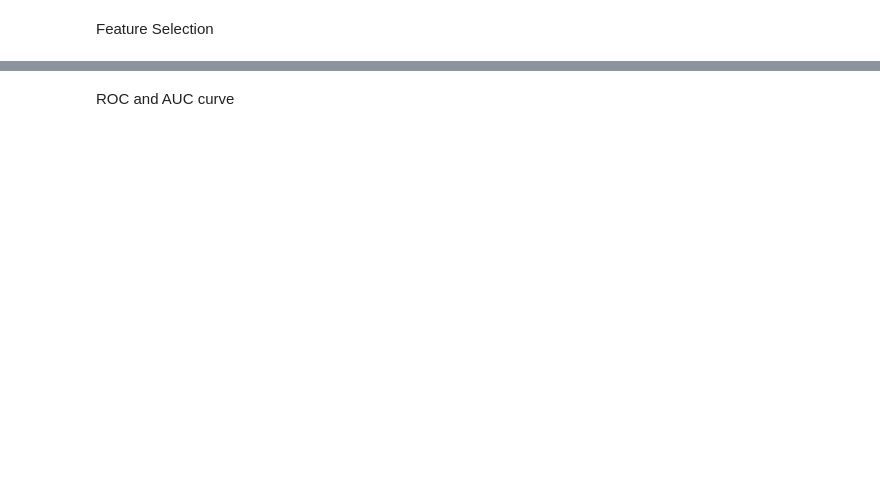
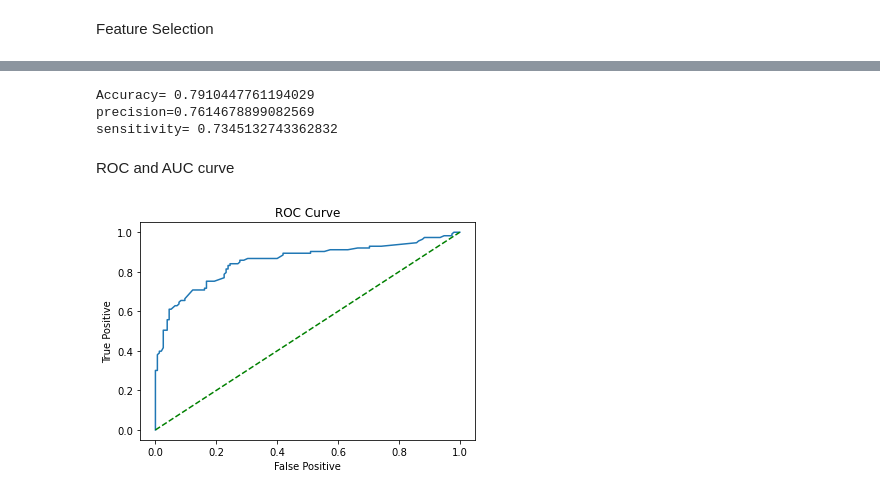
Before and after one commit to RaniaRez/Logistic-Regression, a Jupyter notebook: checkpoint.ipynb, the cells around one changed output, grey strips where cells are left out. Drawn from its saved outputs; the diff is of its cells as text; code cells hidden in the pictures; blank space fills up the shorter version.

```diff
--- a/checkpoint.ipynb
+++ b/checkpoint.ipynb
@@ -281,6 +367,5 @@ Feature Selection
 # %%
 #Feature selection for linear regression
 X=titanic[['Age','Pclass','Sex']]
-X['Sex']=X['Sex'].map({"female":"1", "male": "0"})
-Y=titanic['Survived'].values.reshape(-1,1)
-(X.shape,Y.shape)
+X['Sex']=X['Sex'].map({"female":1, "male": 0})
+Y=titanic['Survived']
@@ -315,14 +422,25 @@ print('Precision   = {}'.format(np.round(precision,3)))
+# %%
+print(f'Accuracy= {metrics.accuracy_score(Y_test,Y_pred_test)}')
+print(f'precision={metrics.precision_score(Y_test,Y_pred_test)}')
+print(f'sensitivity= {metrics.recall_score(Y_test,Y_pred_test)}')
+# %% [output]
+Accuracy= 0.7910447761194029
+precision=0.7614678899082569
+sensitivity= 0.7345132743362832
 # %% [markdown]
 ROC and AUC curve
 # %%
 Y_pred_test_prob=LL.predict_proba(X_test)[:,1]
-FPR, TPR, cutoffs = metrics.roc_curve(Y_test,Y_pred_test_prob)      # positive label = 1.
+FPR, TPR, cutoffs = metrics.roc_curve(Y_test,Y_pred_test_prob,pos_label=1)      # positive label = 1.
 # %%
-plt.plot(FPR,TPR,c='red',linewidth=1.0)
+plt.plot(FPR,TPR)
 plt.xlabel('False Positive')
 plt.ylabel('True Positive')
 plt.title('ROC Curve')
+plt.plot([0,1],[0,1],color='green', linestyle='--')
 plt.show()
+# %% [output]
+[figure, added]
 # %%
 auc = metrics.roc_auc_score(Y_test,Y_pred_test_prob)
 print('AUC  = {}'.format(np.round(auc,3)))
```
Also changed, not shown: parts of 20 cells of this notebook.
